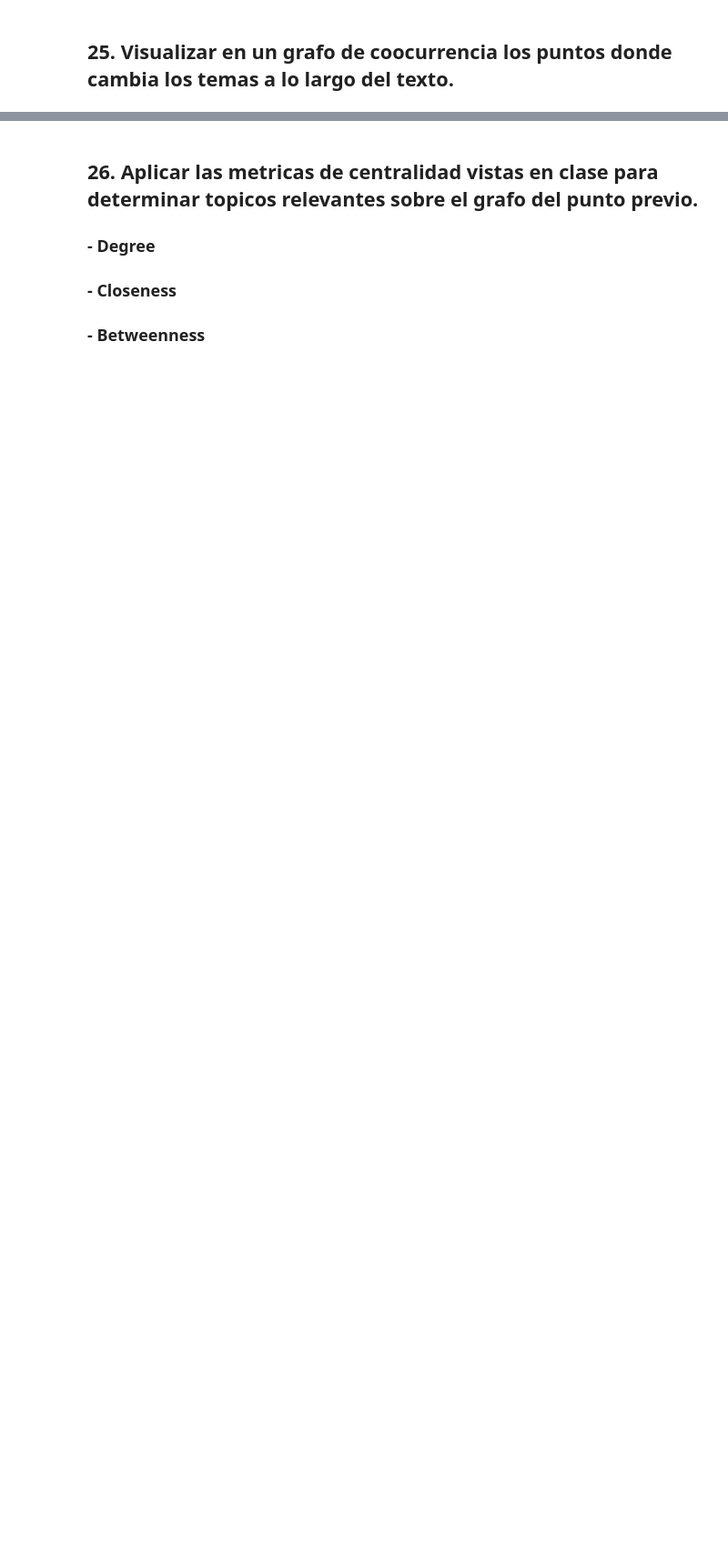
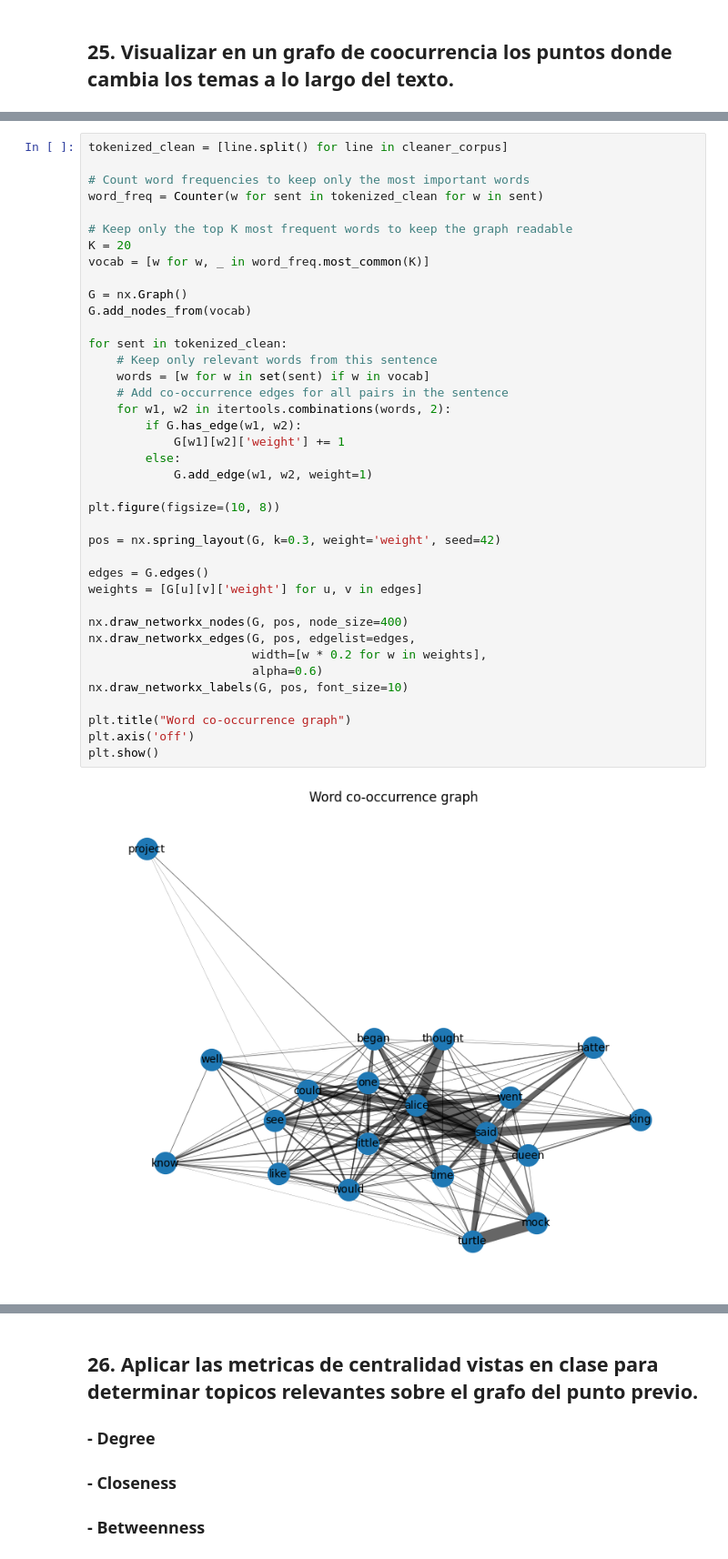
Before and after one commit to RicardoCalvoP/TC3007C, a Jupyter notebook: NaturalLanguageProcessing/A01028889Exam.ipynb, the cells around one changed output, grey strips where cells are left out. Shown at 91% size. Cells and saved outputs as stored; diff of their text form; blank space fills up the shorter version.

```diff
--- a/NaturalLanguageProcessing/A01028889Exam.ipynb
+++ b/NaturalLanguageProcessing/A01028889Exam.ipynb
@@ -1116,0 +1278,41 @@ for k, sent in enumerate(valid_sentences):
+# %%
+tokenized_clean = [line.split() for line in cleaner_corpus]
+
+# Count word frequencies to keep only the most important words
+word_freq = Counter(w for sent in tokenized_clean for w in sent)
+
+# Keep only the top K most frequent words to keep the graph readable
+K = 20
+vocab = [w for w, _ in word_freq.most_common(K)]
+
+G = nx.Graph()
+G.add_nodes_from(vocab)
+
+for sent in tokenized_clean:
+    # Keep only relevant words from this sentence
+    words = [w for w in set(sent) if w in vocab]
+    # Add co-occurrence edges for all pairs in the sentence
+    for w1, w2 in itertools.combinations(words, 2):
+        if G.has_edge(w1, w2):
+            G[w1][w2]['weight'] += 1
+        else:
+            G.add_edge(w1, w2, weight=1)
+
+plt.figure(figsize=(10, 8))
+
+pos = nx.spring_layout(G, k=0.3, weight='weight', seed=42)
+
+edges = G.edges()
+weights = [G[u][v]['weight'] for u, v in edges]
+
+nx.draw_networkx_nodes(G, pos, node_size=400)
+nx.draw_networkx_edges(G, pos, edgelist=edges,
+                       width=[w * 0.2 for w in weights],
+                       alpha=0.6)
+nx.draw_networkx_labels(G, pos, font_size=10)
+
+plt.title("Word co-occurrence graph")
+plt.axis('off')
+plt.show()
+# %% [output]
+[figure, added]
```
Also changed, not shown: parts of 54 cells of this notebook.
